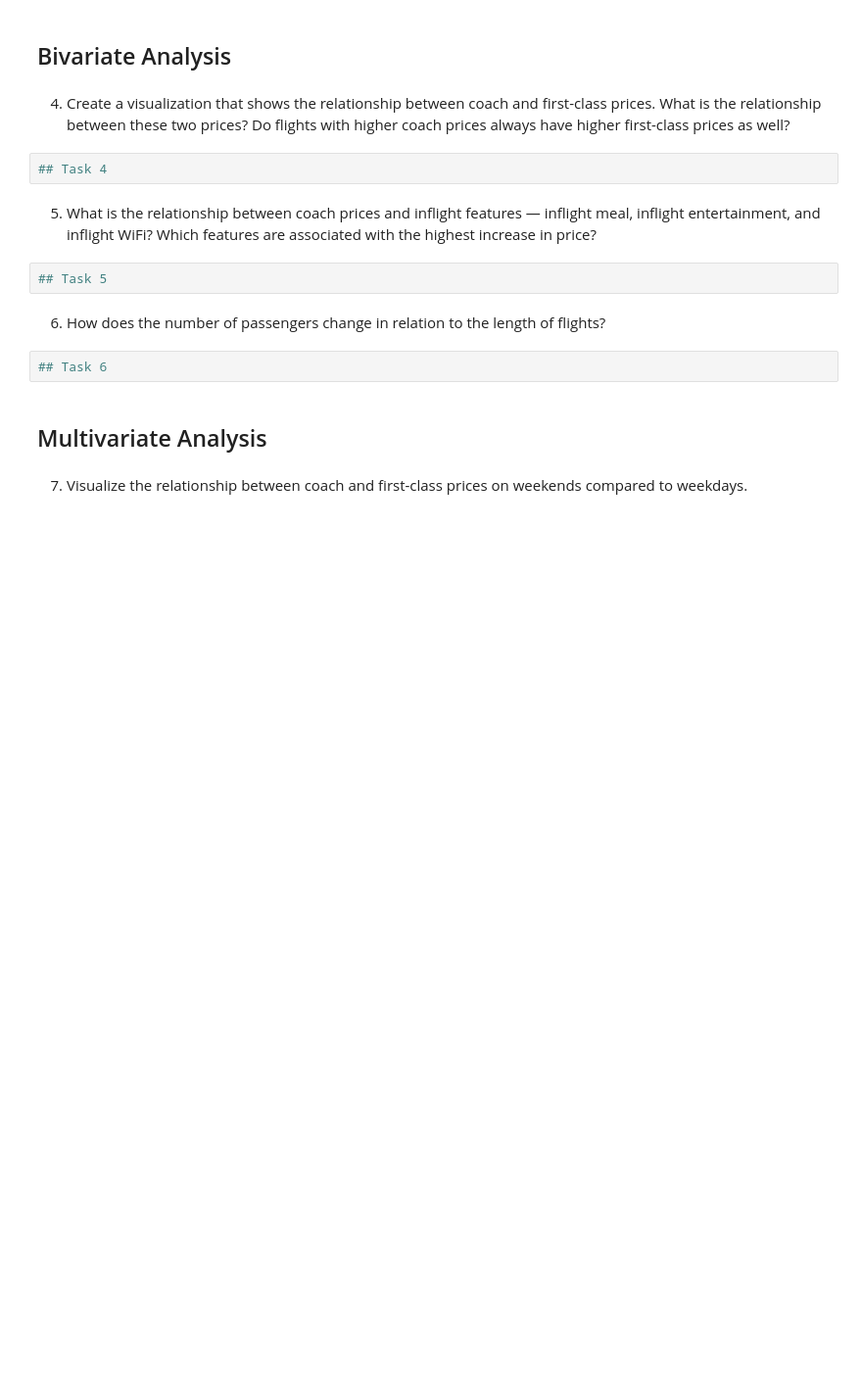
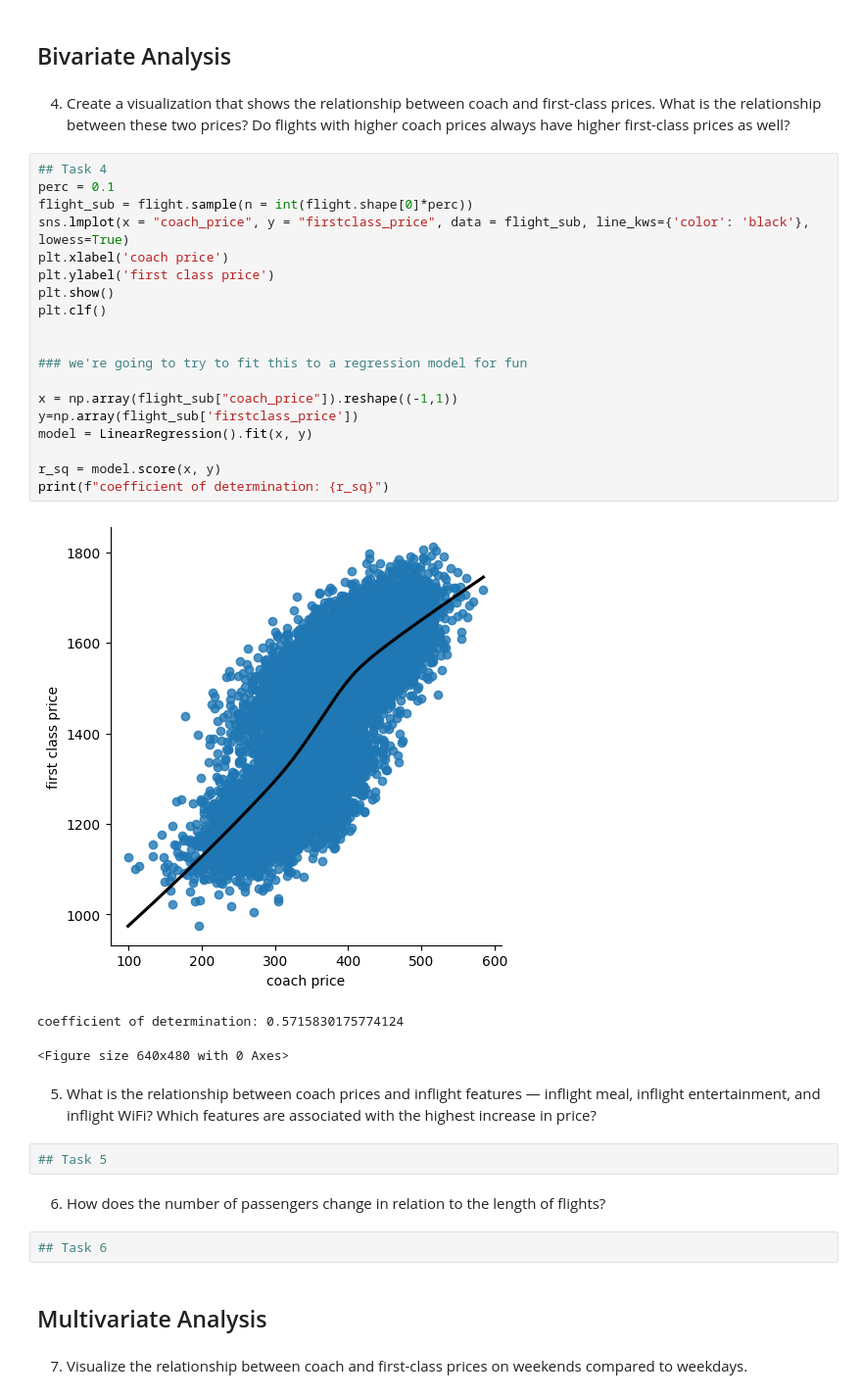
Before and after one commit to Diyana-nikk/AirplaneAnalysis, a Jupyter notebook: Airline Analysis.ipynb, the cells around one changed output. Shown at 98% size. Saved outputs shown, nothing was run; the diff lists cells and outputs as text; blank space fills up the shorter version.

```diff
--- a/Airline Analysis.ipynb
+++ b/Airline Analysis.ipynb
@@ -138,8 +175,29 @@ It looks like the average didn't move too much and the $500 is still in the 84th
 ## Bivariate Analysis
 # %% [markdown]
 4. Create a visualization that shows the relationship between coach and first-class prices. What is the relationship between these two prices? Do flights with higher coach prices always have higher first-class prices as well?
-# %%
-## Task 4
+# %%
+## Task 4
+perc = 0.1
+flight_sub = flight.sample(n = int(flight.shape[0]*perc))
+sns.lmplot(x = "coach_price", y = "firstclass_price", data = flight_sub, line_kws={'color': 'black'}, lowess=True)
+plt.xlabel('coach price')
+plt.ylabel('first class price')
+plt.show()
+plt.clf()
+
+
+### we're going to try to fit this to a regression model for fun
+
+x = np.array(flight_sub["coach_price"]).reshape((-1,1))
+y=np.array(flight_sub['firstclass_price'])
+model = LinearRegression().fit(x, y)
+
+r_sq = model.score(x, y)
+print(f"coefficient of determination: {r_sq}")
+# %% [output]
+[figure, added]
+coefficient of determination: 0.5715830175774124
+<Figure size 640x480 with 0 Axes>
 # %% [markdown]
 5. What is the relationship between coach prices and inflight features &mdash; inflight meal, inflight entertainment, and inflight WiFi? Which features are associated with the highest increase in price?
 # %%
```
Also changed, not shown: parts of 4 cells of this notebook.
